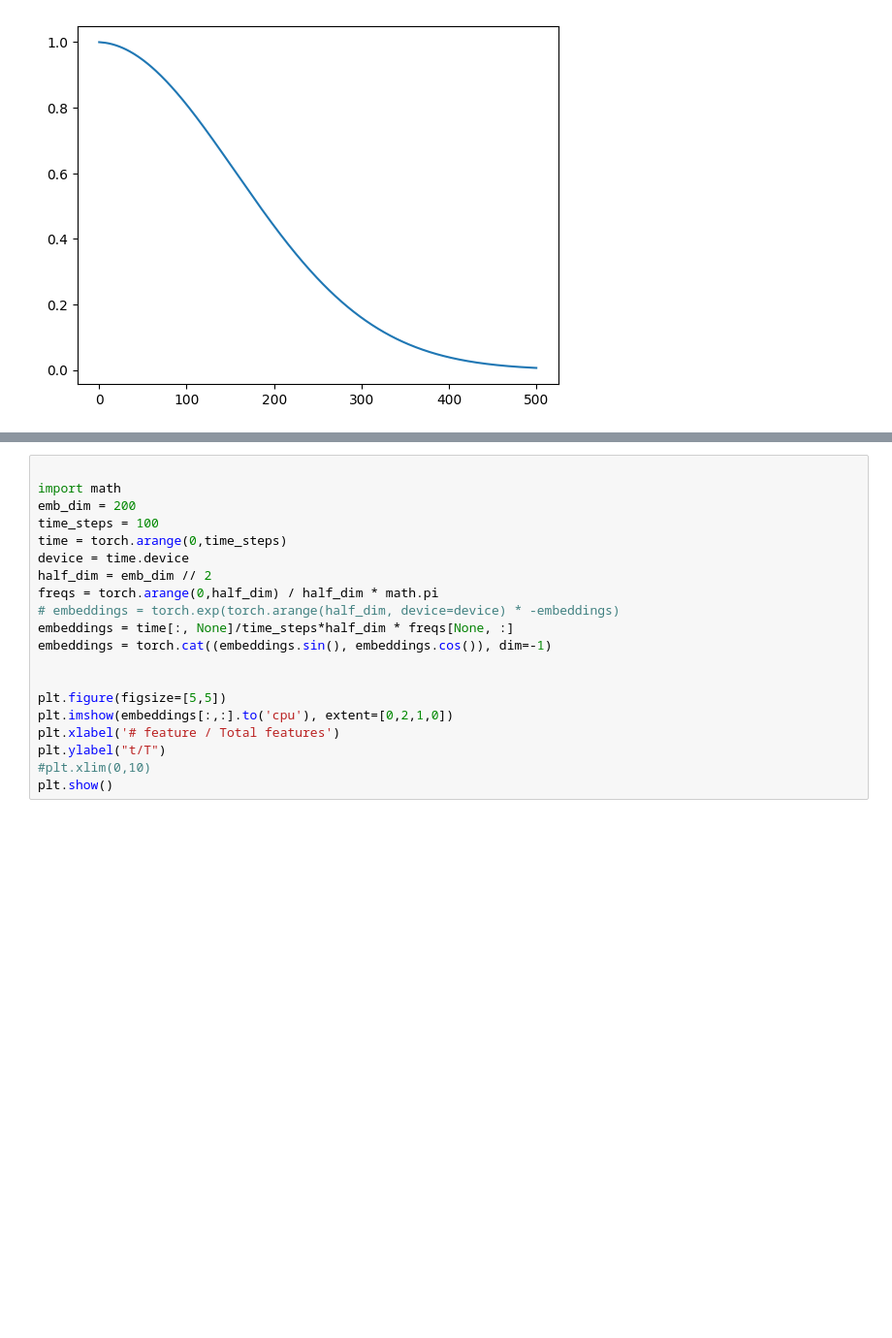
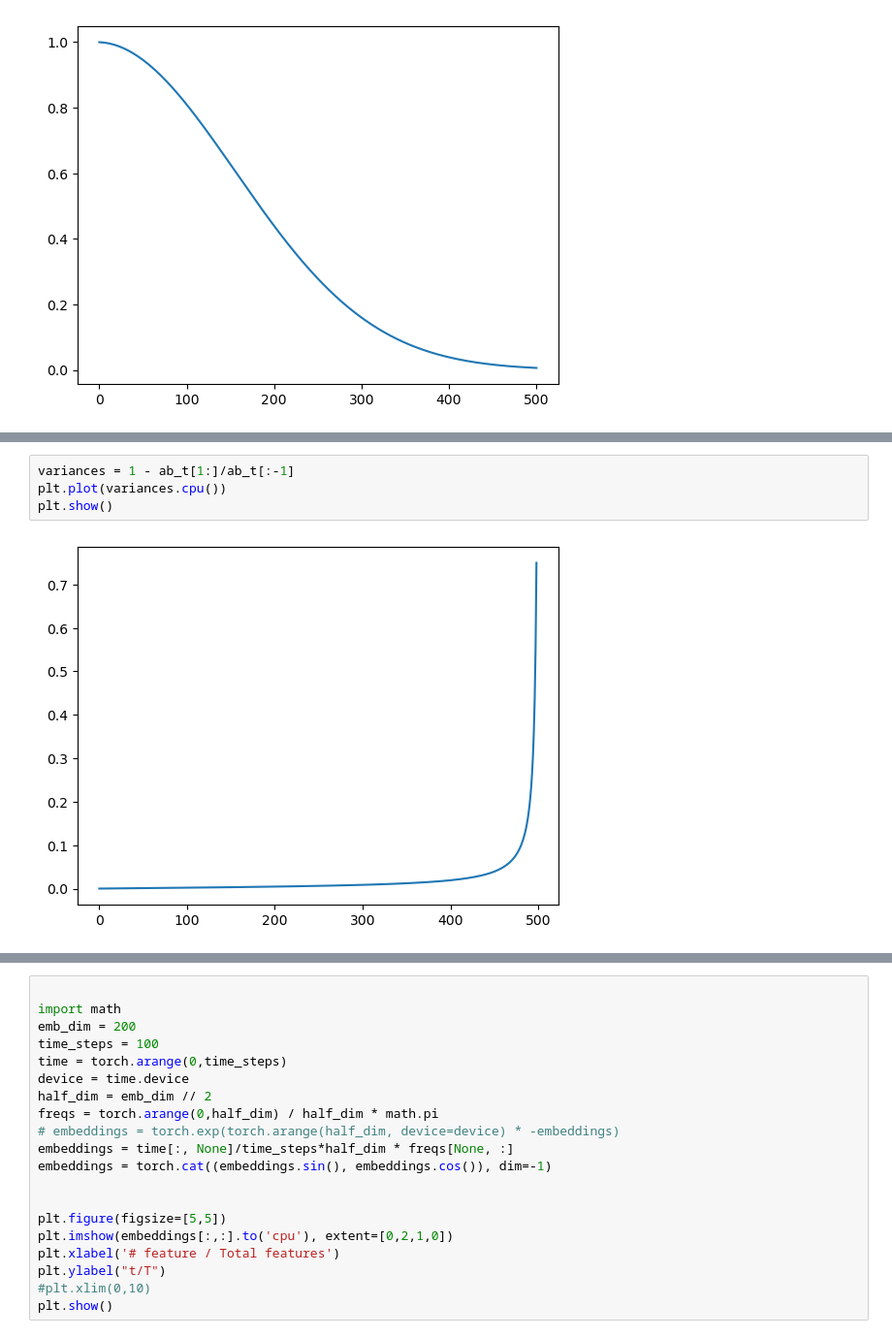
Before and after one commit to SebastianMerino/DiffusionBeamformer, a Jupyter notebook: schedule_test.ipynb, the cells around one changed output, grey strips where cells are left out. Shown at 97% size. Saved outputs shown, nothing was run; the diff lists cells and outputs as text; blank space fills up the shorter version.

```diff
--- a/schedule_test.ipynb
+++ b/schedule_test.ipynb
@@ -32,0 +32,6 @@ plt.show()
+# %%
+variances = 1 - ab_t[1:]/ab_t[:-1]
+plt.plot(variances.cpu())
+plt.show()
+# %% [output]
+[figure, added]
```
Also changed, not shown: parts of 7 cells of this notebook, 2 other files.
